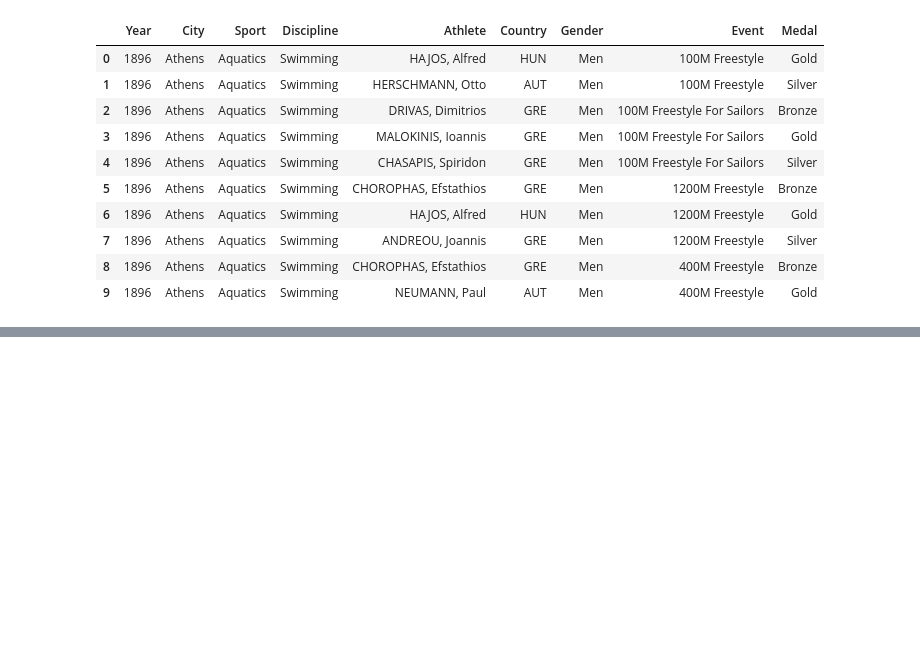
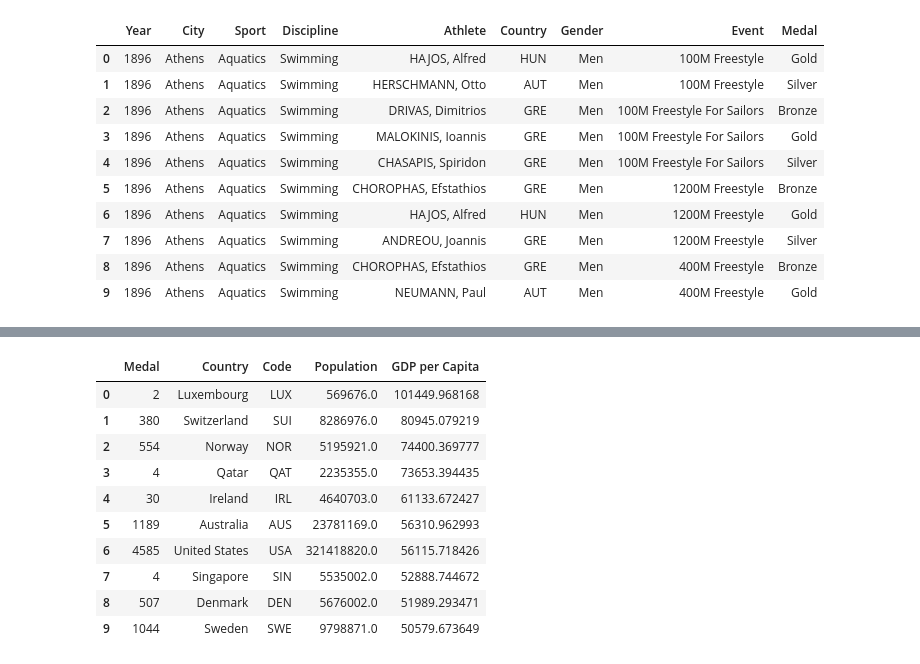
Before and after one commit to victorcruz90/Olympic-medals-analysis, a Jupyter notebook: Initial_data_understanding.ipynb, the cells around one changed output, grey strips where cells are left out. Saved outputs shown, nothing was run; the diff lists cells and outputs as text; code cells hidden in the pictures; blank space fills up the shorter version.

Commit message:
Summer olympics finished

```diff
--- a/Initial_data_understanding.ipynb
+++ b/Initial_data_understanding.ipynb
@@ -234,0 +268,4 @@ data_summer['City'].
+# %%
+country_medals = pd.pivot_table(data_summer, index='Country',
+                                values='Medal', aggfunc='count').sort_values('Medal', ascending=False)
+country_medals.head(10)
@@ -234,0 +336,18 @@ data_summer['City'].
+# %%
+#We can concat country_medal to data_dict by contry code
+country_gdp = pd.merge(country_medals, data_dict, left_on='Country',
+                right_on="Code").sort_values('GDP per Capita',
+                ascending=False).reset_index(drop=True)
+country_gdp.head(10)
+# %% [output]
+|  | Medal | Country | Code | Population | GDP per Capita |
+| 0 | 2 | Luxembourg | LUX | 569676.0 | 101449.968168 |
+| 1 | 380 | Switzerland | SUI | 8286976.0 | 80945.079219 |
+| 2 | 554 | Norway | NOR | 5195921.0 | 74400.369777 |
+| 3 | 4 | Qatar | QAT | 2235355.0 | 73653.394435 |
+| 4 | 30 | Ireland | IRL | 4640703.0 | 61133.672427 |
+| 5 | 1189 | Australia | AUS | 23781169.0 | 56310.962993 |
+| 6 | 4585 | United States | USA | 321418820.0 | 56115.718426 |
+| 7 | 4 | Singapore | SIN | 5535002.0 | 52888.744672 |
+| 8 | 507 | Denmark | DEN | 5676002.0 | 51989.293471 |
+| 9 | 1044 | Sweden | SWE | 9798871.0 | 50579.673649 |
```
Also changed, not shown: parts of 17 cells of this notebook.
